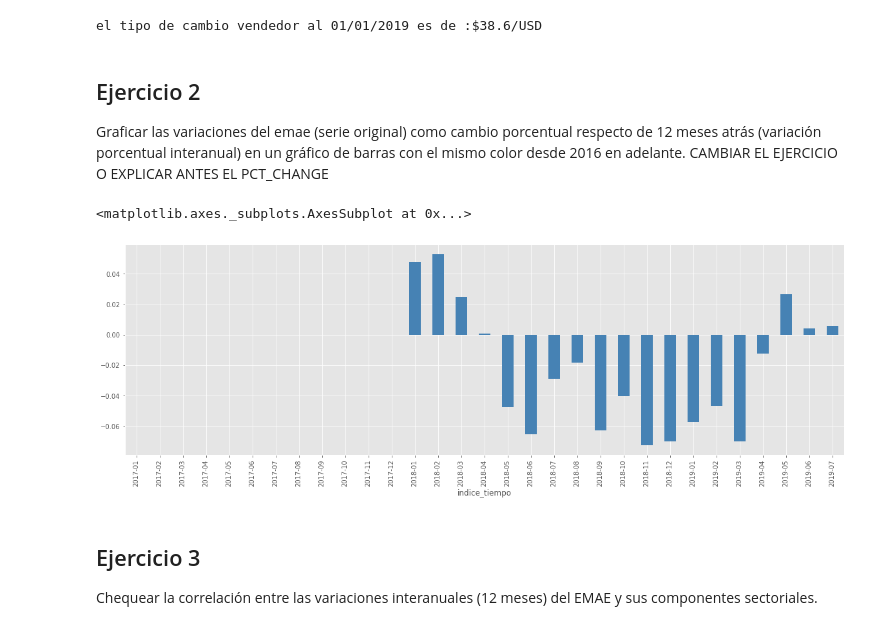
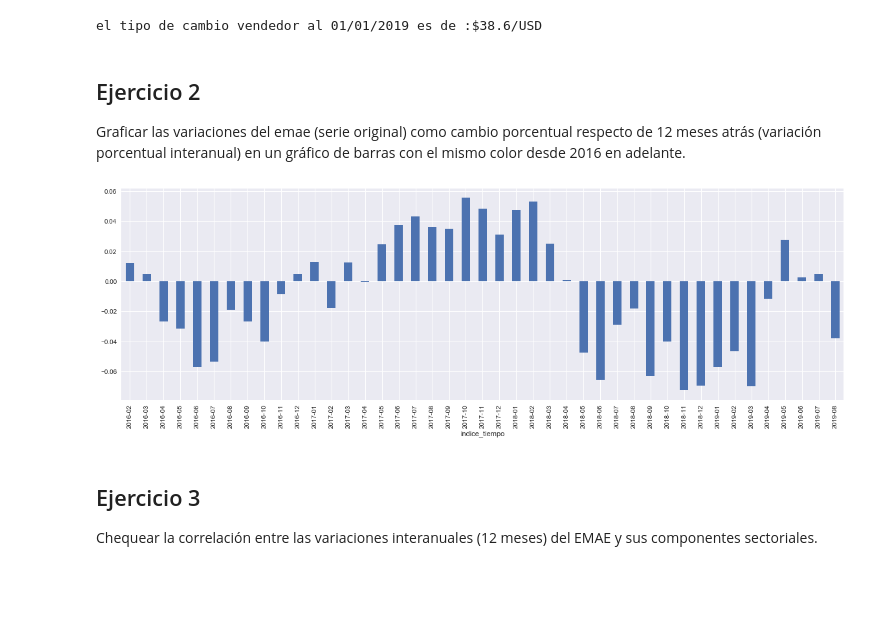
Before and after one commit to datosgobar/analisis-datos-python, a Jupyter notebook: Series-de-Tiempo/series-tiempo-resueltos.ipynb, the cells around one changed output. Saved outputs shown, nothing was run; the diff lists cells and outputs as text; code cells hidden in the pictures; blank space fills up the shorter version.

```diff
--- a/Series-de-Tiempo/series-tiempo-resueltos.ipynb
+++ b/Series-de-Tiempo/series-tiempo-resueltos.ipynb
@@ -2,7 +2,7 @@
 import pandas as pd
 %matplotlib inline
 import matplotlib.pyplot as plt
-plt.style.use('ggplot')
+plt.style.use('seaborn')
 # %%
 def read_ts_api_call(api_call):
     df = pd.read_csv(api_call, encoding="utf8", sep=",")
@@ -86,13 +86,14 @@ el tipo de cambio vendedor al 01/01/2019 es de :$38.6/USD
 # %% [markdown]
 ## Ejercicio 2
 
-Graficar las variaciones del emae (serie original) como cambio porcentual respecto de 12 meses atrás (variación porcentual interanual) en un gráfico de barras con el mismo color desde 2016 en adelante. CAMBIAR EL EJERCICIO O EXPLICAR ANTES EL PCT_CHANGE
+Graficar las variaciones del emae (serie original) como cambio porcentual respecto de 12 meses atrás (variación porcentual interanual) en un gráfico de barras con el mismo color desde 2016 en adelante.
 # %%
 emae = read_ts_api_call("https://apis.datos.gob.ar/series/api/series/?ids=143.3_NO_PR_2004_A_21,143.3_NO_PR_2004_A_31,143.3_NO_PR_2004_A_28&limit=5000&format=csv")
-emae[emae.index > "20161201"].pct_change(12).indice_serie_original.plot(figsize=(20,6), kind="bar", color="steelblue")
+emae_prom_mov= emae.pct_change(12)
+
+emae_prom_mov[emae_prom_mov.index>20160101].indice_serie_original.plot(figsize=(20,6), kind="bar");
 # %% [output]
-<matplotlib.axes._subplots.AxesSubplot at 0x...>
-[figure, old version]
+[figure, new version]
 # %% [markdown]
 ## Ejercicio 3
 
```
Also changed, not shown: parts of 5 cells of this notebook.
